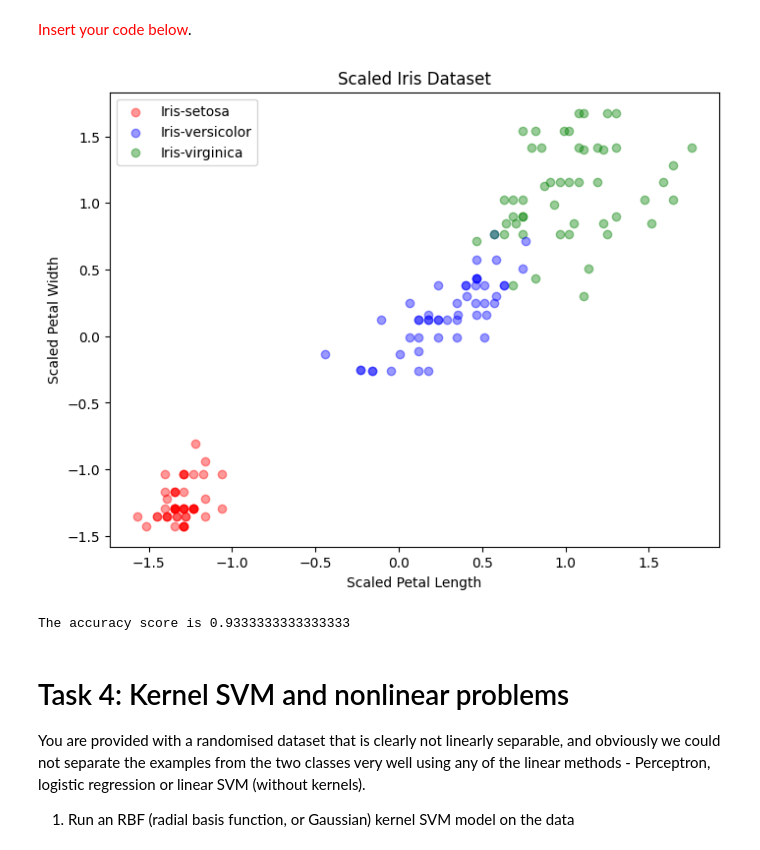
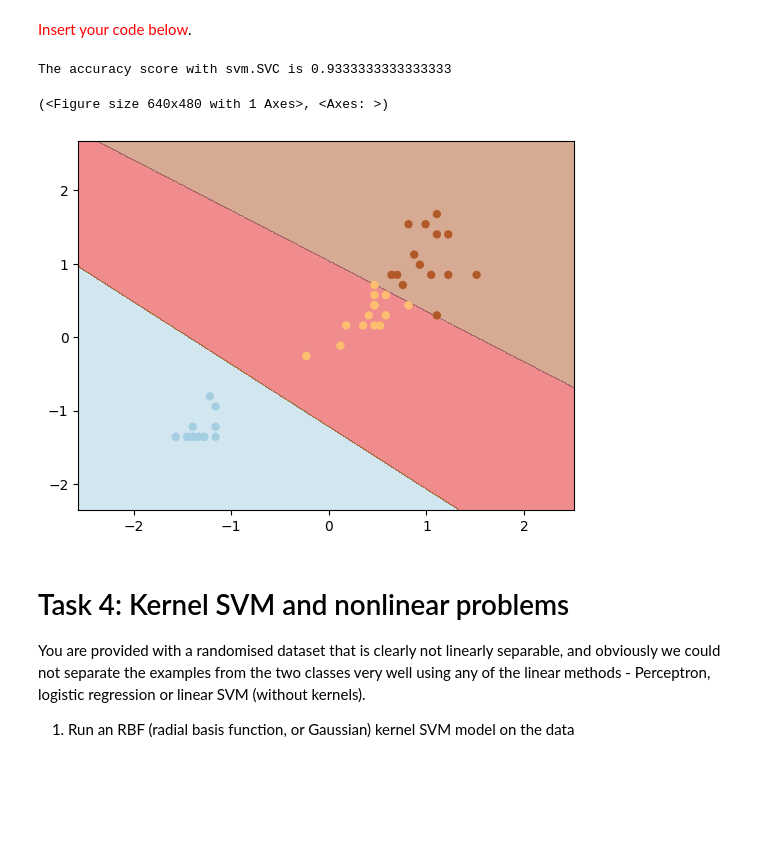
Before and after one commit to SajinMohamedPe/Introduction-to-Data-Engineering-and-Machine-Learning, a Jupyter notebook: Activity3_01.ipynb, the cells around one changed output. Saved outputs shown, nothing was run; the diff lists cells and outputs as text; code cells hidden in the pictures; blank space fills up the shorter version.

```diff
--- a/Activity3_01.ipynb
+++ b/Activity3_01.ipynb
@@ -440,72 +420,42 @@ from sklearn import svm
 from sklearn.model_selection import train_test_split
 from sklearn.preprocessing import StandardScaler
 import numpy as np
 import matplotlib.pyplot as plt
+from sklearn.metrics import accuracy_score
 
 ################################
 # Your code here
 df = pd.read_csv('iris_data.csv', header=0)
 X = df.iloc[:, [2,3]]
 y = df.iloc[:, 4]
 
 class_mapping = {"Iris-setosa": 0, "Iris-versicolor": 1, "Iris-virginica": 2}
 y = df[' class'] = y.map(class_mapping)
 
+# using svm.SVC with linear kernel
+clf = svm.SVC(kernel='linear')
 
-clf = svm.SVC(kernel='linear', decision_function_shape='ovr')
-# clf.fit(X, y)
-
+# using stratify to get 33% of each Iris data
 X_train, X_test, y_train, y_test = train_test_split(X, y, test_size=0.3, random_state=42, stratify=y)
 
 scaler = StandardScaler()
-# print(X_train.head())
 X_train_scaled = scaler.fit(X_train)
 X_train_scaled = scaler.transform(X_train)
 
-# print(X_train_scaled[0:3])
 X_test_scaled = scaler.fit(X_test)
 X_test_scaled = scaler.transform(X_test)
-
-# from sklearn.preprocessing import MinMaxScaler
-
-# min_max_scaler = MinMaxScaler()
-# X_train_scaled_01 = min_max_scaler.fit_transform(X_train_scaled)
-# X_test_scaled_01 = min_max_scaler.transform(X_test_scaled)
-
-
-plt.figure(figsize=(8, 6))
-plt.scatter(X_train_scaled[y_train == 0][:, 0], X_train_scaled[y_train == 0][:, 1], label="Iris-setosa", c="red", alpha = 0.4)
-plt.scatter(X_train_scaled[y_train == 1][:, 0], X_train_scaled[y_train == 1][:, 1], label="Iris-versicolor", c="blue", alpha = 0.4)
-plt.scatter(X_train_scaled[y_train == 2][:, 0], X_train_scaled[y_train == 2][:, 1], label="Iris-virginica", c="green", alpha = 0.4)
-
-plt.scatter(X_test_scaled[y_test == 0][:, 0], X_test_scaled[y_test == 0][:, 1], c="red", alpha = 0.4)
-plt.scatter(X_test_scaled[y_test == 1][:, 0], X_test_scaled[y_test == 1][:, 1], c="blue", alpha = 0.4)
-plt.scatter(X_test_scaled[y_test == 2][:, 0], X_test_scaled[y_test == 2][:, 1], c="green", alpha = 0.4)
-
-# legend_handles = [plt.Line2D([0], [0], marker='o', color='black', label=valuemap[value], markersize=10,
-#                                 markerfacecolor=color)
-#                                 for value, color in colormap.items()]
 
 clf.fit(X_train_scaled, y_train)
 y_pred = clf.predict(X_test_scaled)
 
 
-plt.xlabel("Scaled Petal Length")
-plt.ylabel("Scaled Petal Width")
-plt.title("Scaled Iris Dataset")
-plt.legend()
-# plt.grid(True)
-plt.show()
+print("The accuracy score with svm.SVC is", accuracy_score(y_test, y_pred)) # calculating accuracy
 
-from sklearn.metrics import accuracy_score
-
-
-print("The accuracy score is", accuracy_score(y_test, y_pred)) # calculating accuracy
-
-# plot_decision_boundary(X_test_scaled, y_pred, clf) # plot decision boundary
+plot_decision_boundary(X_test_scaled, y_pred, clf) # plot decision boundary
 # %% [output]
+The accuracy score with svm.SVC is 0.9333333333333333
+(<Figure size 640x480 with 1 Axes>, <Axes: >)
-[figure, old version]
+[figure, new version]
-The accuracy score is 0.9333333333333333
 # %% [markdown]
 # Task 4: Kernel SVM and nonlinear problems
 
```
Also changed, not shown: parts of 17 cells of this notebook.
